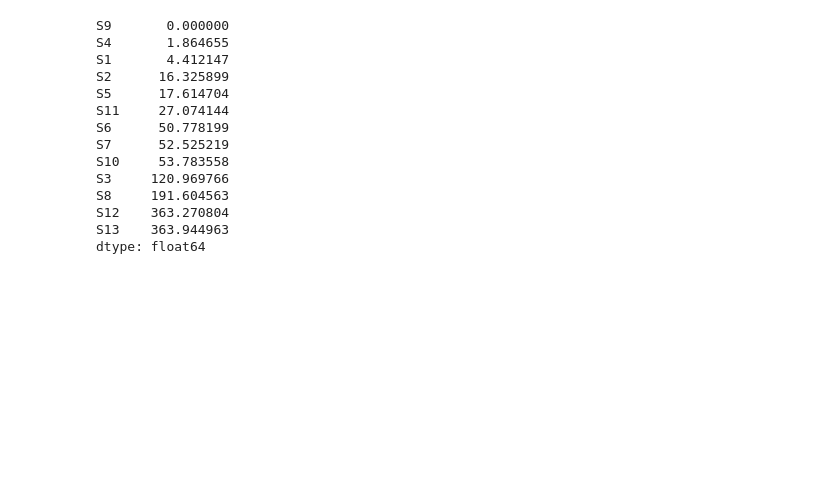
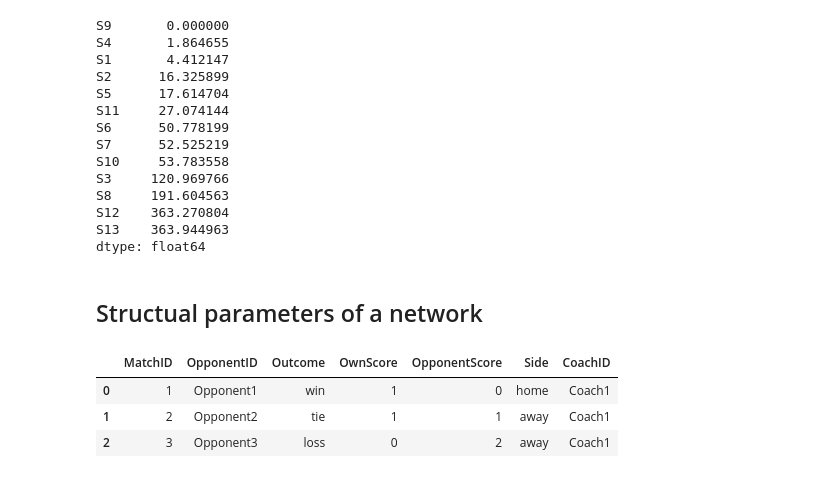
Before and after one commit to AstroJacobLi/FootballTeamStrategy, a Jupyter notebook: Network-each-match.ipynb, the cells around one changed output. Drawn from its saved outputs; the diff is of its cells as text; code cells hidden in the pictures; blank space fills up the shorter version.

```diff
--- a/Network-each-match.ipynb
+++ b/Network-each-match.ipynb
@@ -96,3 +96,14 @@ S8     191.604563
 S12    363.270804
 S13    363.944963
 dtype: float64
+# %% [markdown]
+## Structual parameters of a network
+# %%
+df = pd.read_csv('./2020_Problem_D_DATA/passingevents.csv')
+df_matches = pd.read_csv('./2020_Problem_D_DATA/matches.csv')
+df_matches[:3]
+# %% [output]
+|  | MatchID | OpponentID | Outcome | OwnScore | OpponentScore | Side | CoachID |
+| 0 | 1 | Opponent1 | win | 1 | 0 | home | Coach1 |
+| 1 | 2 | Opponent2 | tie | 1 | 1 | away | Coach1 |
+| 2 | 3 | Opponent3 | loss | 0 | 2 | away | Coach1 |
```
Also changed, not shown: parts of 5 cells of this notebook, 3 other files.
